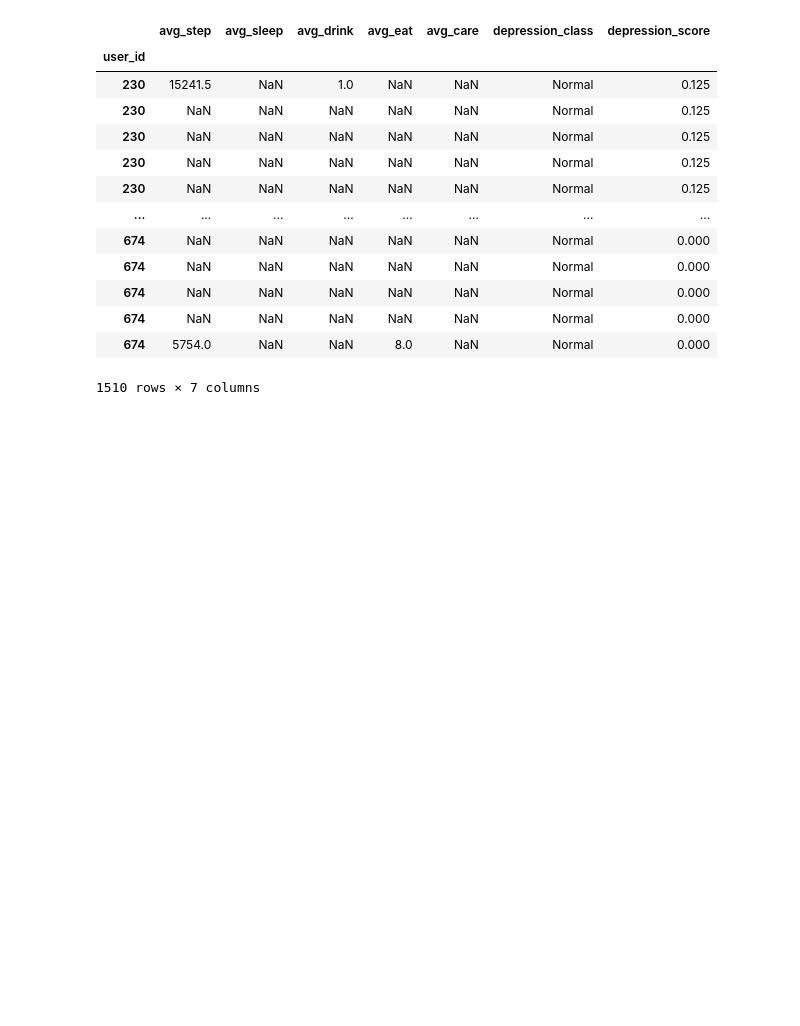
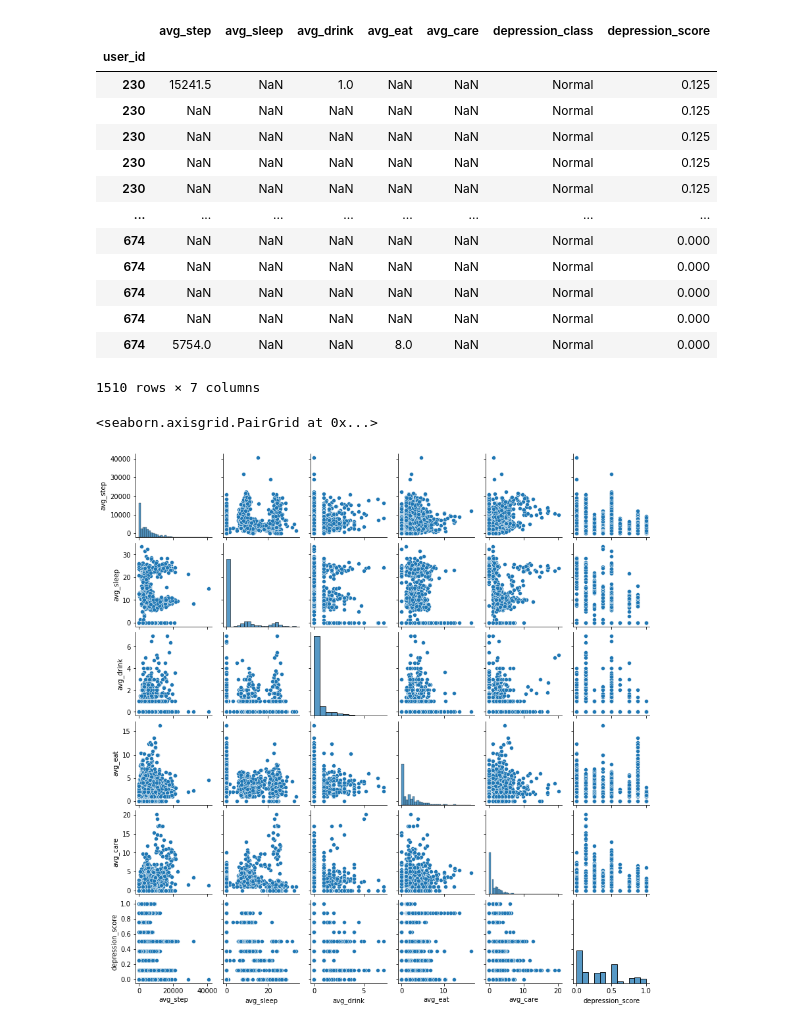
Before and after one commit to Tomcatdude/CS271_Final_Project, a Jupyter notebook: averaging_and_sorting_data.ipynb, the cells around one changed output. Drawn from its saved outputs; the diff is of its cells as text; code cells hidden in the pictures; blank space fills up the shorter version.

```diff
--- a/averaging_and_sorting_data.ipynb
+++ b/averaging_and_sorting_data.ipynb
@@ -150,0 +153,6 @@ no user_tags: 668
+# %%
+import seaborn as sns
+sns.pairplot(data = averages_df.drop(columns={'depression_class'}).fillna(0), height = 2)
+# %% [output]
+<seaborn.axisgrid.PairGrid at 0x...>
+[figure, added]
```
Also changed, not shown: parts of 1 cell of this notebook, 5 other files.
